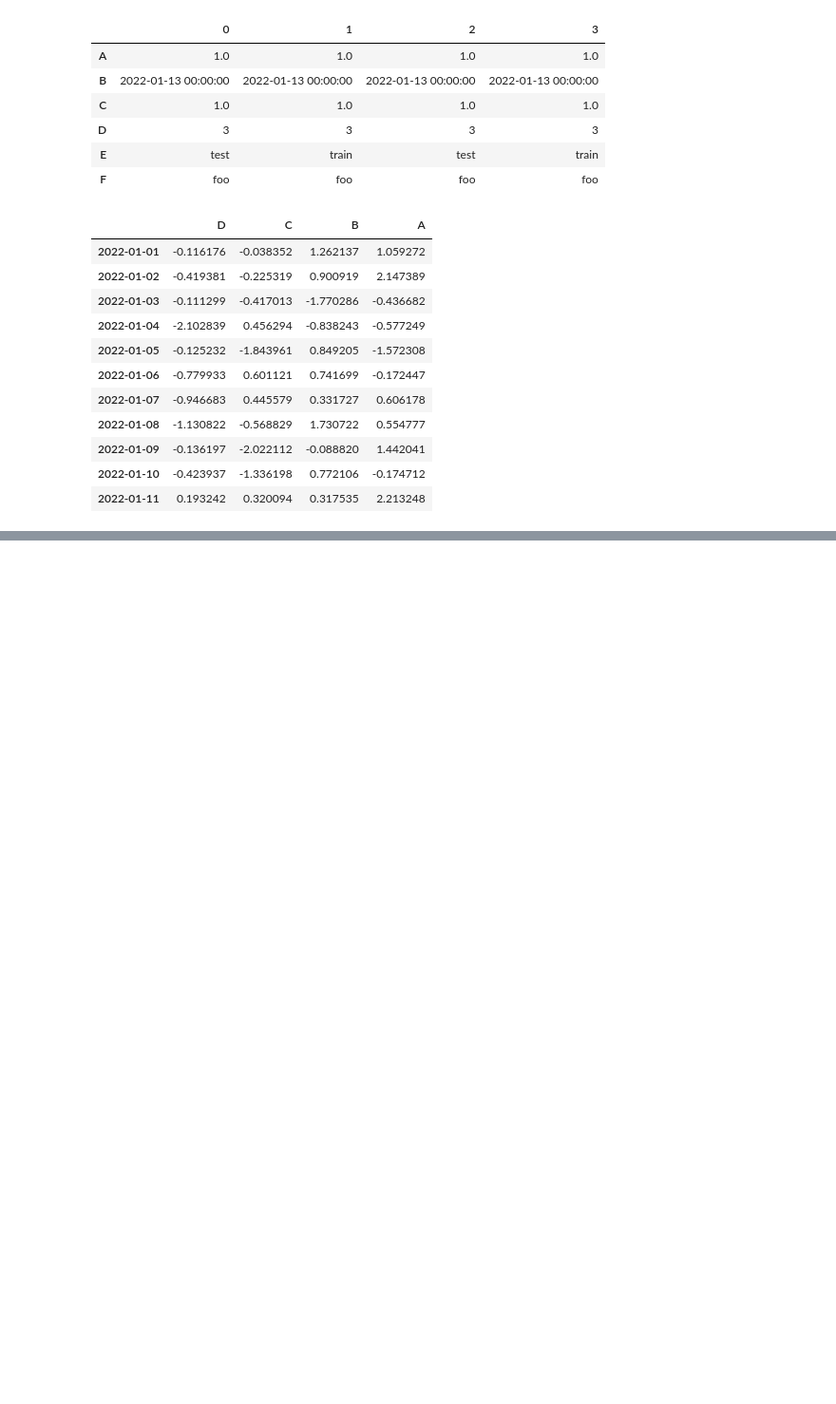
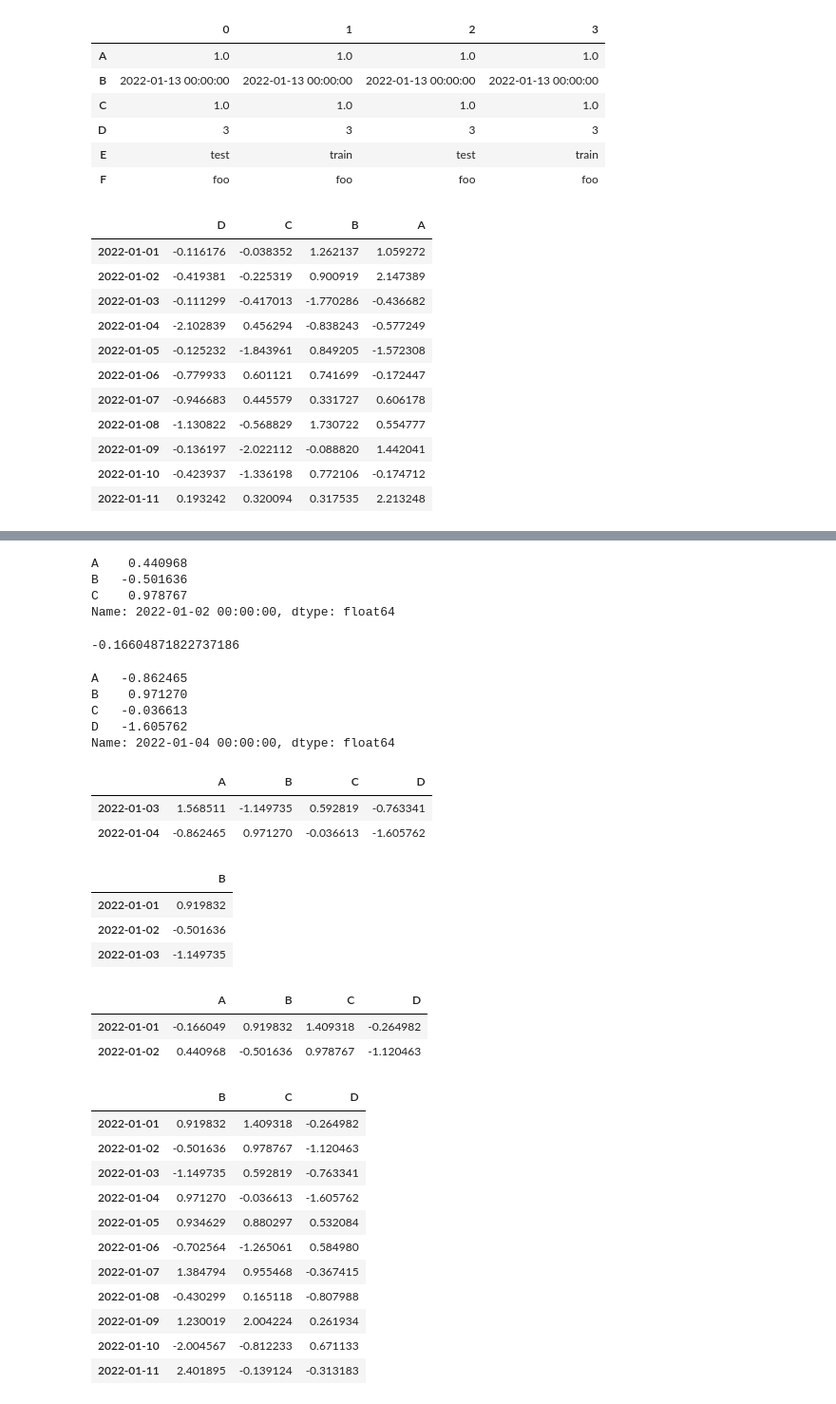
Before and after one commit to chemicoder/pandas, a Jupyter notebook: pandas.ipynb, the cells around one changed output, grey strips where cells are left out. Shown at 95% size. Saved outputs shown, nothing was run; the diff lists cells and outputs as text; code cells hidden in the pictures; blank space fills up the shorter version.

```diff
--- a/pandas.ipynb
+++ b/pandas.ipynb
@@ -141,0 +201,58 @@ df.sort_index(axis=1, ascending=False)
+# %%
+#row label selection for specific row
+df.loc['20220102', ['A','B','C']]
+# %% [output]
+A    0.440968
+B   -0.501636
+C    0.978767
+Name: 2022-01-02 00:00:00, dtype: float64
+# %%
+# specific loacation/ values/ saclier value
+df.at[dates[0], 'A']
+# %% [output]
+-0.16604871822737186
+# %%
+df.iloc[3]
+# %% [output]
+A   -0.862465
+B    0.971270
+C   -0.036613
+D   -1.605762
+Name: 2022-01-04 00:00:00, dtype: float64
+# %%
+df.iloc[2:4]
+# %% [output]
+|  | A | B | C | D |
+| 2022-01-03 | 1.568511 | -1.149735 | 0.592819 | -0.763341 |
+| 2022-01-04 | -0.862465 | 0.971270 | -0.036613 | -1.605762 |
+# %%
+#filter data
+df.iloc[0:3, 1:2]
+# %% [output]
+|  | B |
+| 2022-01-01 | 0.919832 |
+| 2022-01-02 | -0.501636 |
+| 2022-01-03 | -1.149735 |
+# %%
+#for all columns - implicity
+df.iloc[0:2, : ]
+# %% [output]
+|  | A | B | C | D |
+| 2022-01-01 | -0.166049 | 0.919832 | 1.409318 | -0.264982 |
+| 2022-01-02 | 0.440968 | -0.501636 | 0.978767 | -1.120463 |
+# %%
+#for all rows - implicity
+df.iloc[:, 1:4 ]
+# %% [output]
+|  | B | C | D |
+| 2022-01-01 | 0.919832 | 1.409318 | -0.264982 |
+| 2022-01-02 | -0.501636 | 0.978767 | -1.120463 |
+| 2022-01-03 | -1.149735 | 0.592819 | -0.763341 |
+| 2022-01-04 | 0.971270 | -0.036613 | -1.605762 |
+| 2022-01-05 | 0.934629 | 0.880297 | 0.532084 |
+| 2022-01-06 | -0.702564 | -1.265061 | 0.584980 |
+| 2022-01-07 | 1.384794 | 0.955468 | -0.367415 |
+| 2022-01-08 | -0.430299 | 0.165118 | -0.807988 |
+| 2022-01-09 | 1.230019 | 2.004224 | 0.261934 |
+| 2022-01-10 | -2.004567 | -0.812233 | 0.671133 |
+| 2022-01-11 | 2.401895 | -0.139124 | -0.313183 |
```
Also changed, not shown: parts of 12 cells of this notebook, 1 other file.
